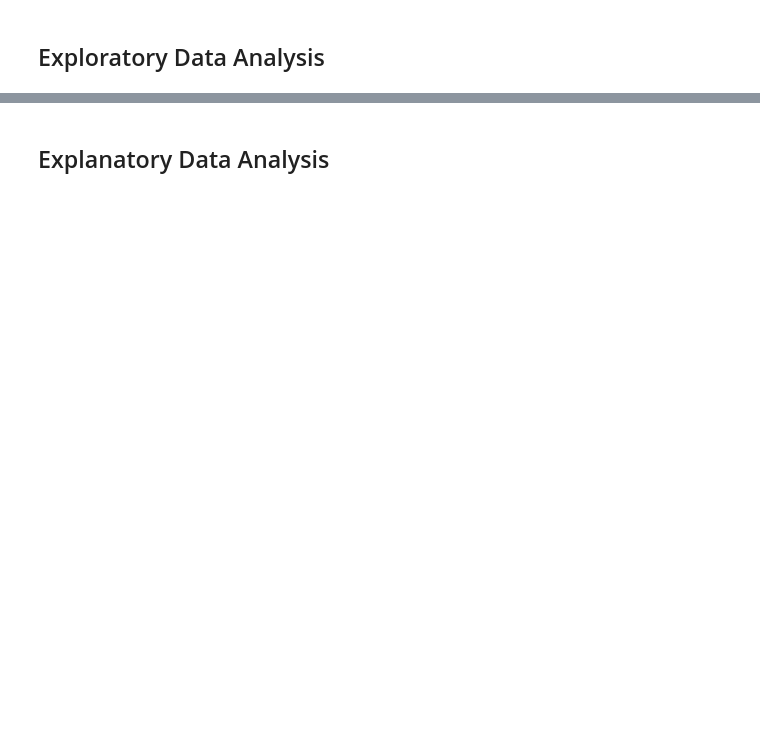
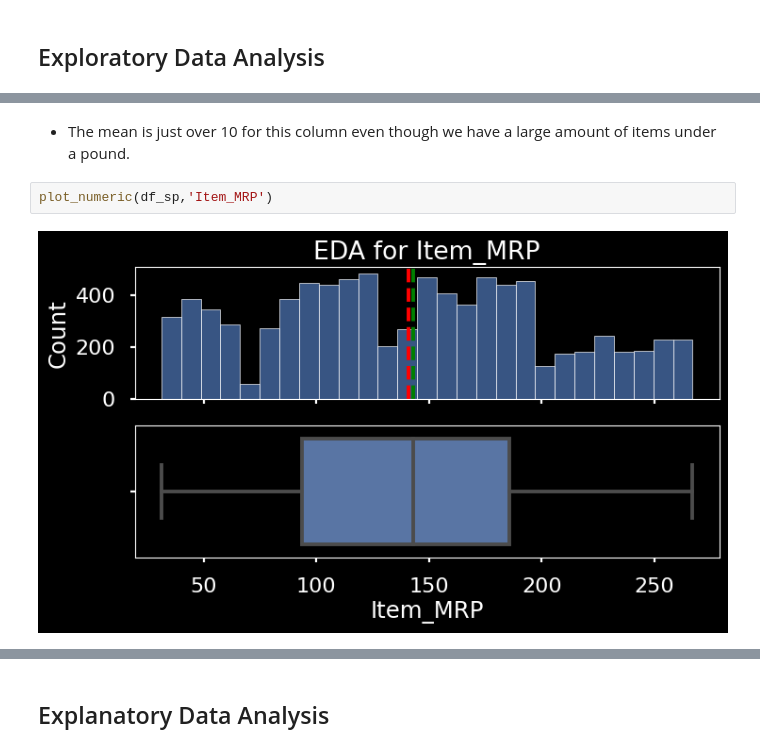
Before and after one commit to Sergio-Rodriguez24/Prediction-of-Product-Sales, a Jupyter notebook: Prediction_of_Product_Sales.ipynb, the cells around one changed output, grey strips where cells are left out. Drawn from its saved outputs; the diff is of its cells as text; blank space fills up the shorter version.

```diff
--- a/Prediction_of_Product_Sales.ipynb
+++ b/Prediction_of_Product_Sales.ipynb
@@ -264,0 +305,6 @@ df_sp.describe()
+# %% [markdown]
+- The mean is just over 10 for this column even though we have a large amount of items under a pound.
+# %%
+plot_numeric(df_sp,'Item_MRP')
+# %% [output]
+[figure, added]
```
Also changed, not shown: parts of 32 cells of this notebook.
